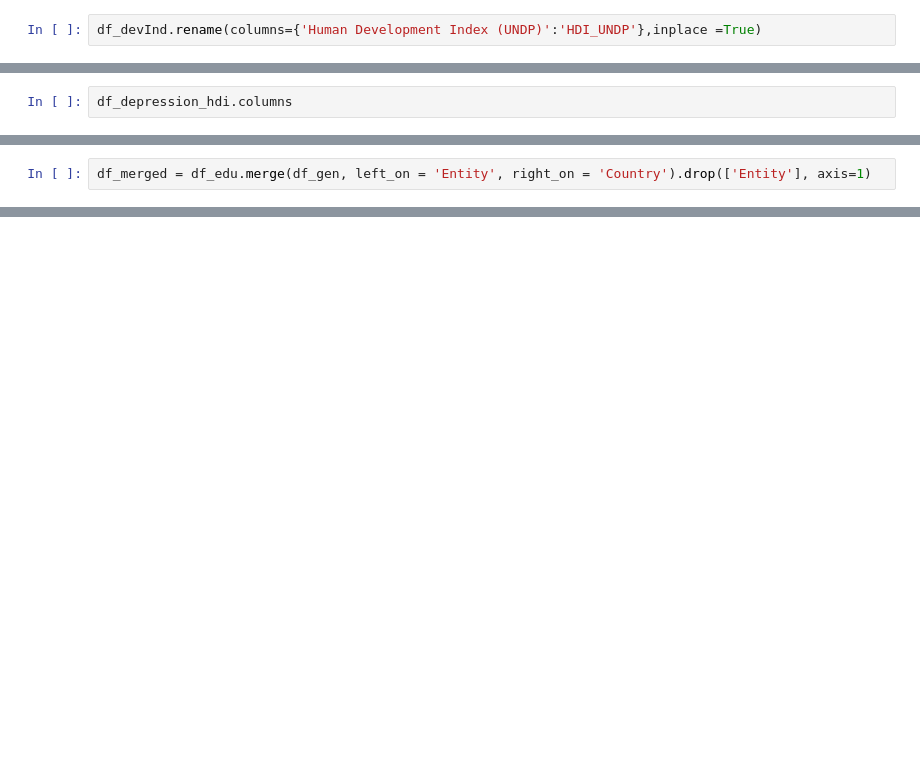
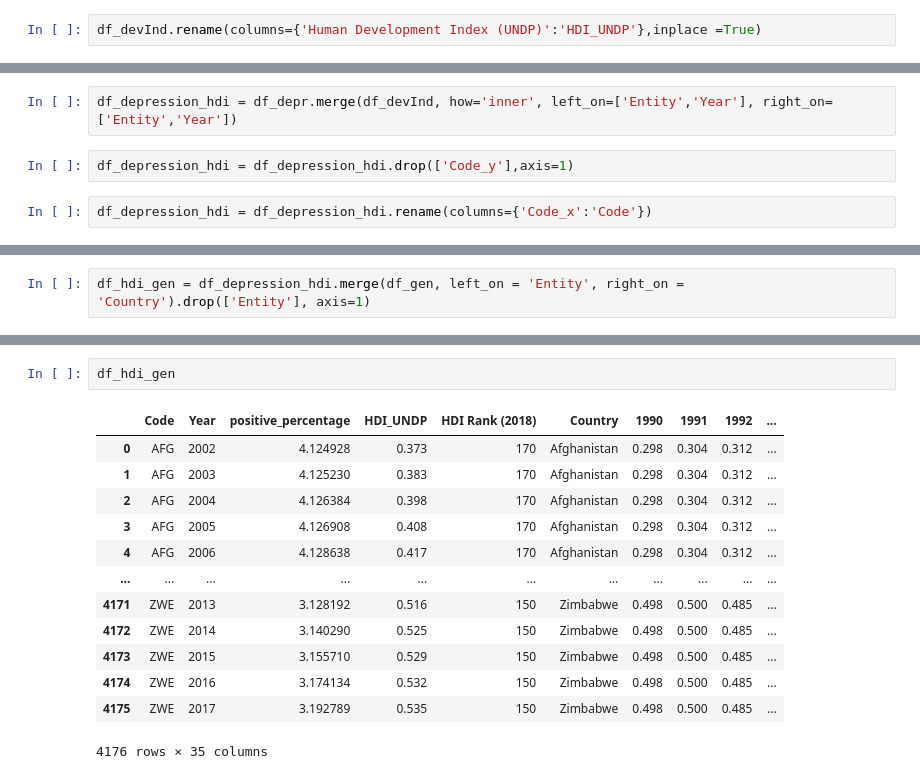
Before and after one commit to Brunadiasmiguel/depression, a Jupyter notebook: data-wrangling/depression_education_analysis_leo.ipynb, the cells around one changed output, grey strips where cells are left out. Drawn from its saved outputs; the diff is of its cells as text; blank space fills up the shorter version.

```diff
--- a/data-wrangling/depression_education_analysis_leo.ipynb
+++ b/data-wrangling/depression_education_analysis_leo.ipynb
@@ -183,2 +104,6 @@ df_depression_hdi = df_country_pivot.join(df_devInd_pivot)
+# %%
+df_depression_hdi = df_depr.merge(df_devInd, how='inner', left_on=['Entity','Year'], right_on=['Entity','Year'])
+# %%
+df_depression_hdi = df_depression_hdi.drop(['Code_y'],axis=1)
 # %%
-df_depression_hdi.columns
+df_depression_hdi = df_depression_hdi.rename(columns={'Code_x':'Code'})
@@ -235,2 +256,2 @@ df_edu.head()
 # %%
-df_merged = df_edu.merge(df_gen, left_on = 'Entity', right_on = 'Country').drop(['Entity'], axis=1)
+df_hdi_gen = df_depression_hdi.merge(df_gen, left_on = 'Entity', right_on = 'Country').drop(['Entity'], axis=1)
@@ -257,0 +258,16 @@ df_merged
+# %%
+df_hdi_gen
+# %% [output]
+|  | Code | Year | positive_percentage | HDI_UNDP | HDI Rank (2018) | Country | 1990 | 1991 | 1992 | ... |
+| 0 | AFG | 2002 | 4.124928 | 0.373 | 170 | Afghanistan | 0.298 | 0.304 | 0.312 | ... |
+| 1 | AFG | 2003 | 4.125230 | 0.383 | 170 | Afghanistan | 0.298 | 0.304 | 0.312 | ... |
+| 2 | AFG | 2004 | 4.126384 | 0.398 | 170 | Afghanistan | 0.298 | 0.304 | 0.312 | ... |
+| 3 | AFG | 2005 | 4.126908 | 0.408 | 170 | Afghanistan | 0.298 | 0.304 | 0.312 | ... |
+| 4 | AFG | 2006 | 4.128638 | 0.417 | 170 | Afghanistan | 0.298 | 0.304 | 0.312 | ... |
+| ... | ... | ... | ... | ... | ... | ... | ... | ... | ... | ... |
+| 4171 | ZWE | 2013 | 3.128192 | 0.516 | 150 | Zimbabwe | 0.498 | 0.500 | 0.485 | ... |
+| 4172 | ZWE | 2014 | 3.140290 | 0.525 | 150 | Zimbabwe | 0.498 | 0.500 | 0.485 | ... |
+| 4173 | ZWE | 2015 | 3.155710 | 0.529 | 150 | Zimbabwe | 0.498 | 0.500 | 0.485 | ... |
+| 4174 | ZWE | 2016 | 3.174134 | 0.532 | 150 | Zimbabwe | 0.498 | 0.500 | 0.485 | ... |
+| 4175 | ZWE | 2017 | 3.192789 | 0.535 | 150 | Zimbabwe | 0.498 | 0.500 | 0.485 | ... |
+4176 rows × 35 columns
```
Also changed, not shown: parts of 67 cells of this notebook, 1 other file.
